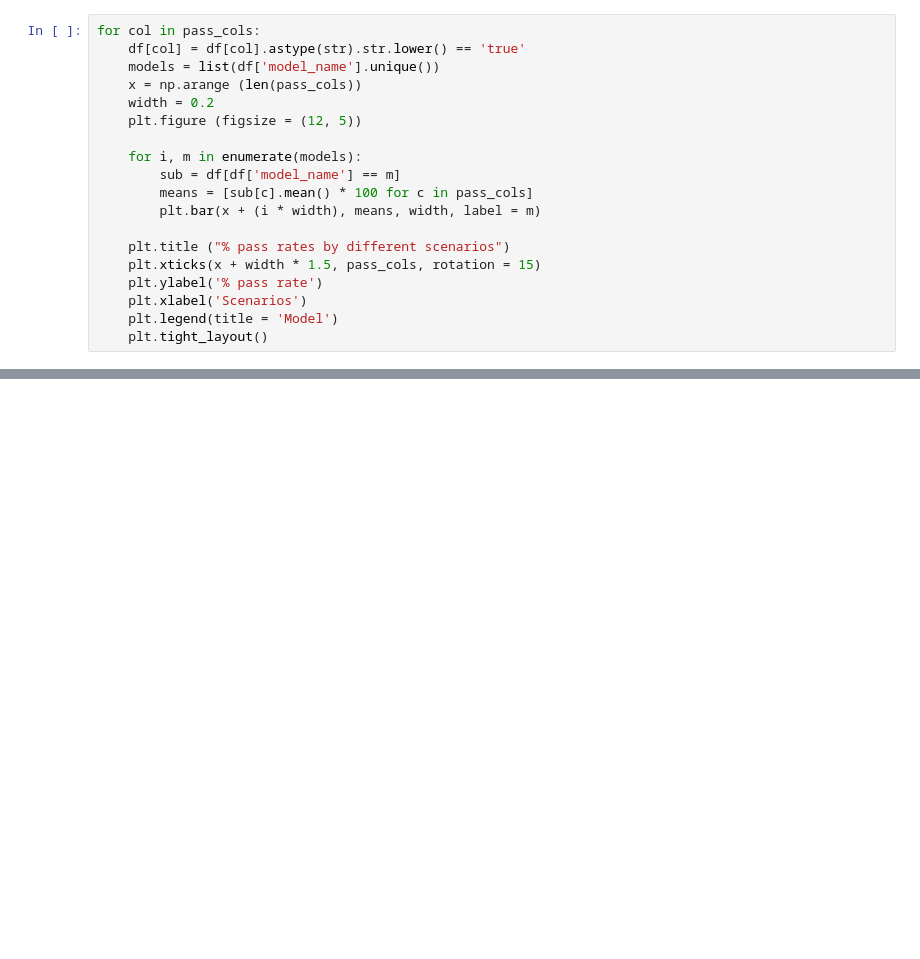
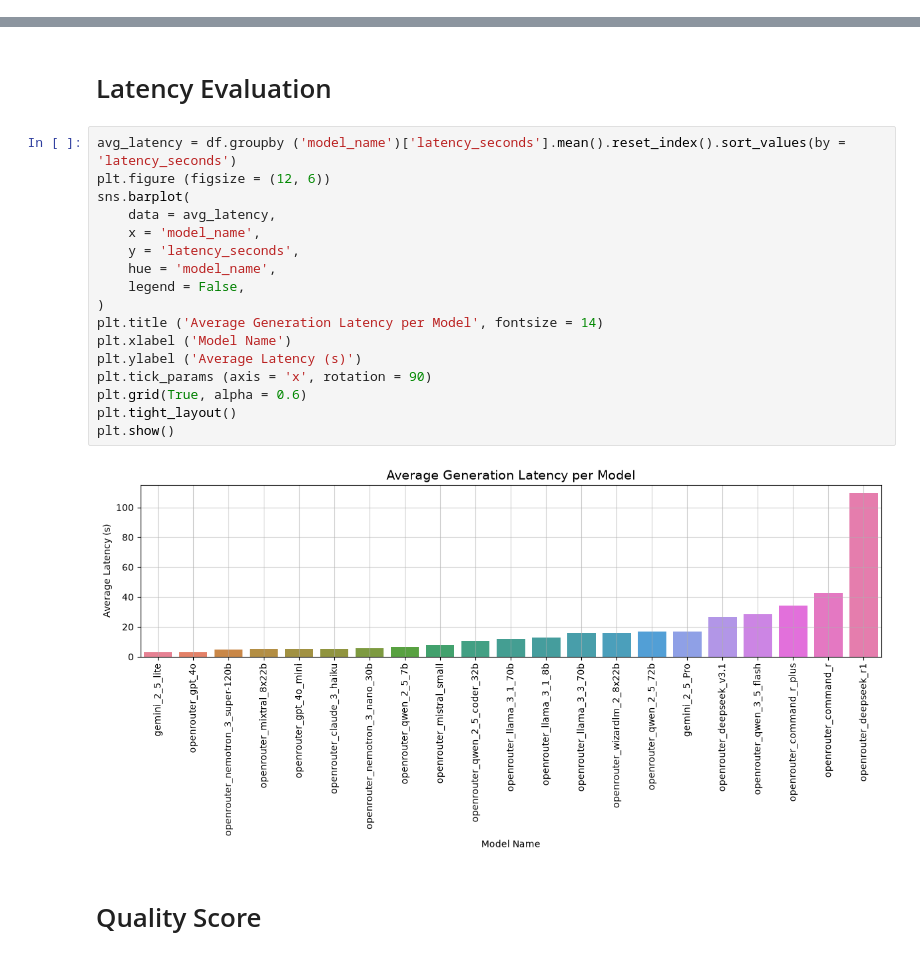
Before and after one commit to AlexDaPiggie/LinkedIn_Job_Description_GenAI, a Jupyter notebook: src/evaluation/Model_Comparison_Analysis.ipynb, the cells around one changed output, grey strips where cells are left out. Saved outputs shown, nothing was run; the diff lists cells and outputs as text; blank space fills up the shorter version.

```diff
--- a/src/evaluation/Model_Comparison_Analysis.ipynb
+++ b/src/evaluation/Model_Comparison_Analysis.ipynb
@@ -80,19 +19,0 @@ pass_cols = [
-# %%
-for col in pass_cols:
-    df[col] = df[col].astype(str).str.lower() == 'true'
-    models = list(df['model_name'].unique())
-    x = np.arange (len(pass_cols))
-    width = 0.2
-    plt.figure (figsize = (12, 5))
-
-    for i, m in enumerate(models):
-        sub = df[df['model_name'] == m]
-        means = [sub[c].mean() * 100 for c in pass_cols]
-        plt.bar(x + (i * width), means, width, label = m)
-
-    plt.title ("% pass rates by different scenarios")
-    plt.xticks(x + width * 1.5, pass_cols, rotation = 15)
-    plt.ylabel('% pass rate')
-    plt.xlabel('Scenarios')
-    plt.legend(title = 'Model')
-    plt.tight_layout()
@@ -151,0 +161,23 @@ plt.show()
+# %% [markdown]
+# Latency Evaluation
+# %%
+avg_latency = df.groupby ('model_name')['latency_seconds'].mean().reset_index().sort_values(by = 'latency_seconds')
+plt.figure (figsize = (12, 6))
+sns.barplot(
+    data = avg_latency,
+    x = 'model_name',
+    y = 'latency_seconds',
+    hue = 'model_name',
+    legend = False,
+)
+plt.title ('Average Generation Latency per Model', fontsize = 14)
+plt.xlabel ('Model Name')
+plt.ylabel ('Average Latency (s)')
+plt.tick_params (axis = 'x', rotation = 90)
+plt.grid(True, alpha = 0.6)
+plt.tight_layout()
+plt.show()
+# %% [output]
+[figure, added]
+# %% [markdown]
+# Quality Score
```
Also changed, not shown: parts of 18 cells of this notebook, 38 other files.
